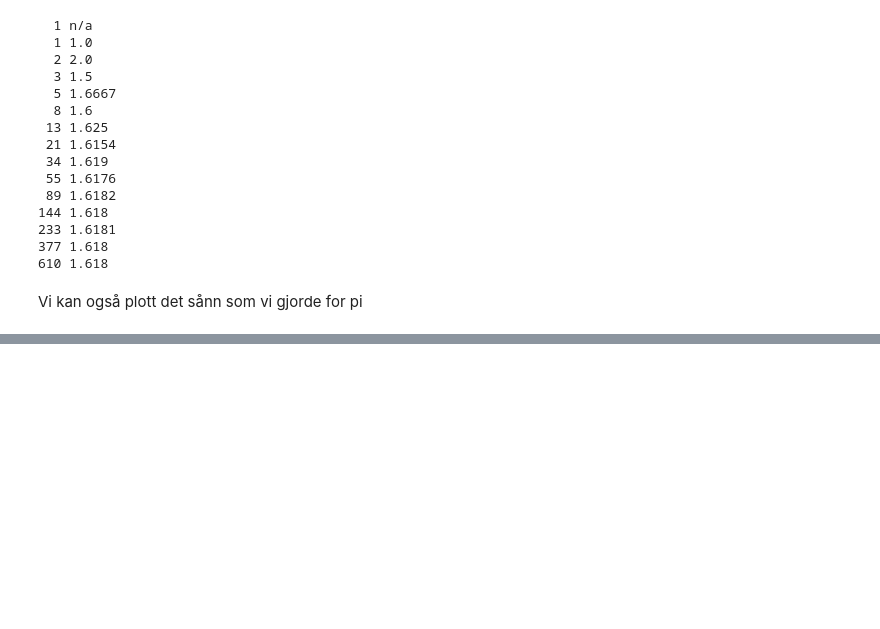
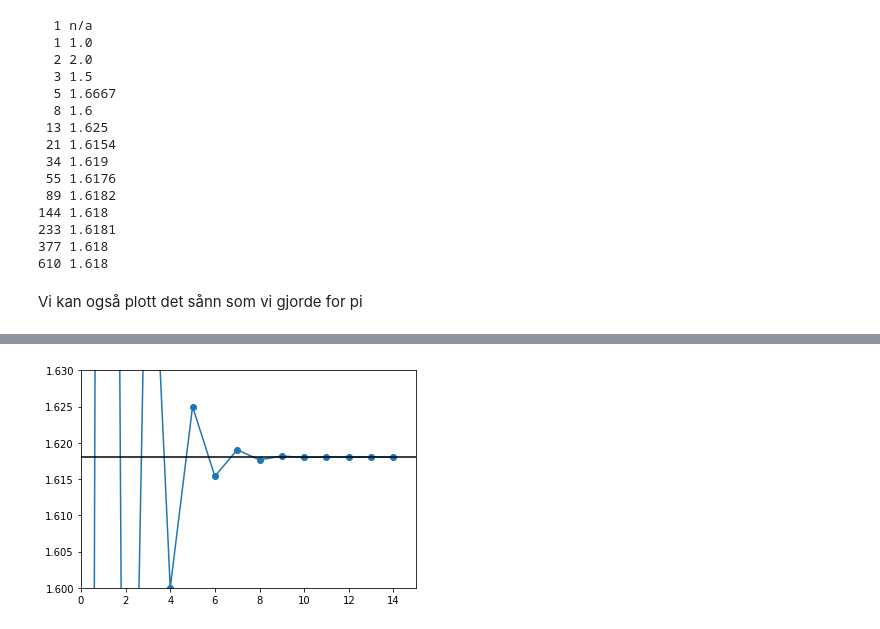
Before and after one commit to jvbrink/pilot, a Jupyter notebook: Faglige Opplegg/Opplegg 3 - Tallmønstre og geometri.ipynb, the cells around one changed output, grey strips where cells are left out. Drawn from its saved outputs; the diff is of its cells as text; code cells hidden in the pictures; blank space fills up the shorter version.

```diff
--- a/Faglige Opplegg/Opplegg 3 - Tallmønstre og geometri.ipynb
+++ b/Faglige Opplegg/Opplegg 3 - Tallmønstre og geometri.ipynb
@@ -805,0 +800,8 @@ Vi ser at beregningen av $\phi$ konvergerer veldig raskt, mye raskere enn den vi
+# %%
+from pylab import *
+plot(phi[1:], 'o-')
+axhline(1.618033988749, color='black')
+axis((0, 15, 1.6, 1.63))
+show()
+# %% [output]
+[figure, added]
```
Also changed, not shown: parts of 24 cells of this notebook, 33 other files.
